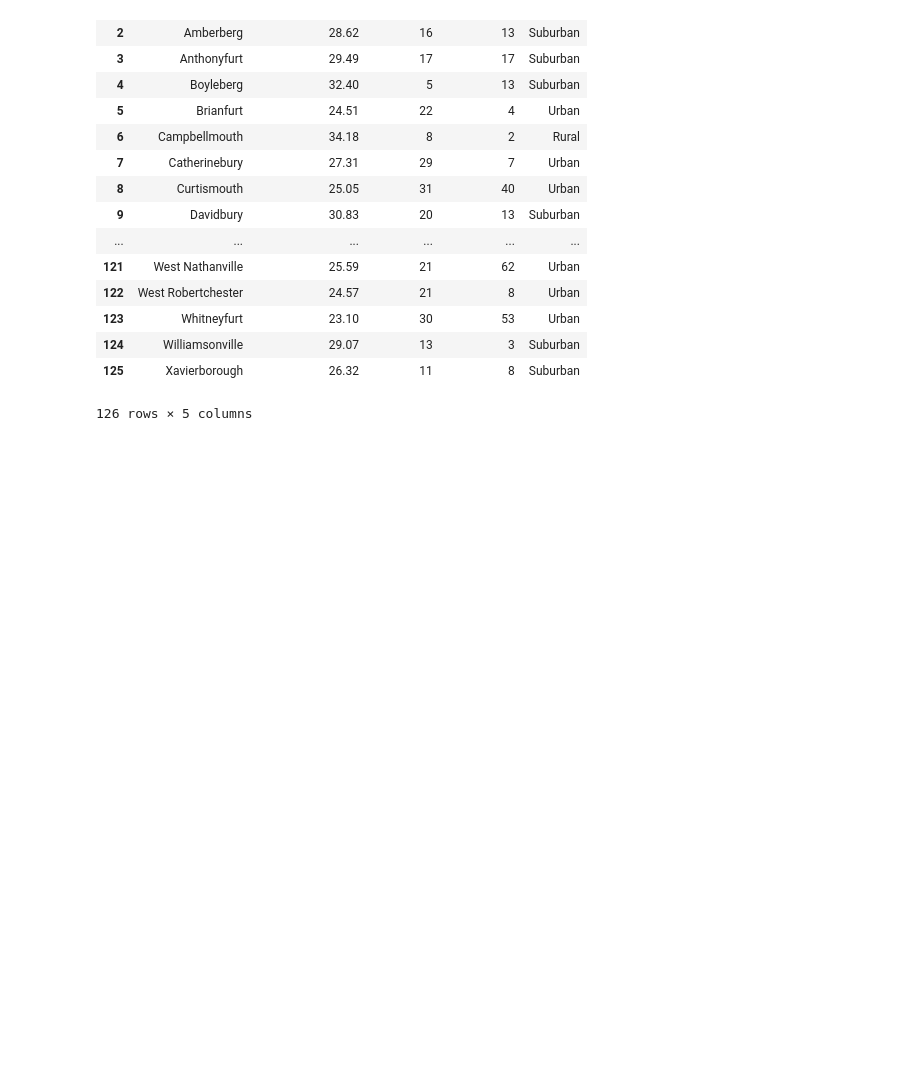
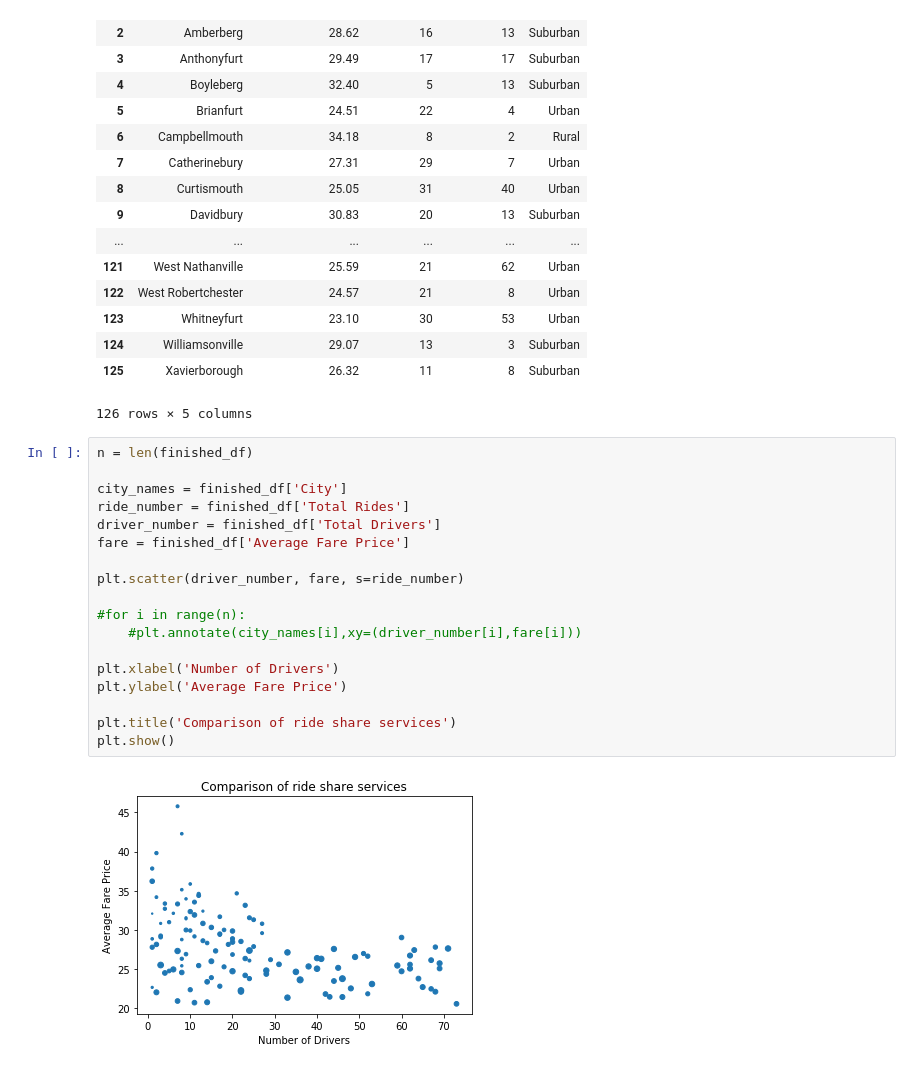
Before and after one commit to guthrieburns/Matplotlib-Homework, a Jupyter notebook: Pyber.ipynb, the cells around one changed output. Cells and saved outputs as stored; diff of their text form; blank space fills up the shorter version.

```diff
--- a/Pyber.ipynb
+++ b/Pyber.ipynb
@@ -80,3 +82,23 @@ finished_df
 | 124 | Williamsonville | 29.07 | 13 | 3 | Suburban |
 | 125 | Xavierborough | 26.32 | 11 | 8 | Suburban |
 126 rows × 5 columns
+# %%
+n = len(finished_df)
+
+city_names = finished_df['City']
+ride_number = finished_df['Total Rides']
+driver_number = finished_df['Total Drivers']
+fare = finished_df['Average Fare Price']
+
+plt.scatter(driver_number, fare, s=ride_number)
+
+#for i in range(n):
+    #plt.annotate(city_names[i],xy=(driver_number[i],fare[i]))
+
+plt.xlabel('Number of Drivers')
+plt.ylabel('Average Fare Price')
+
+plt.title('Comparison of ride share services')
+plt.show()
+# %% [output]
+[figure, added]
```
Also changed, not shown: parts of 1 cell of this notebook.
